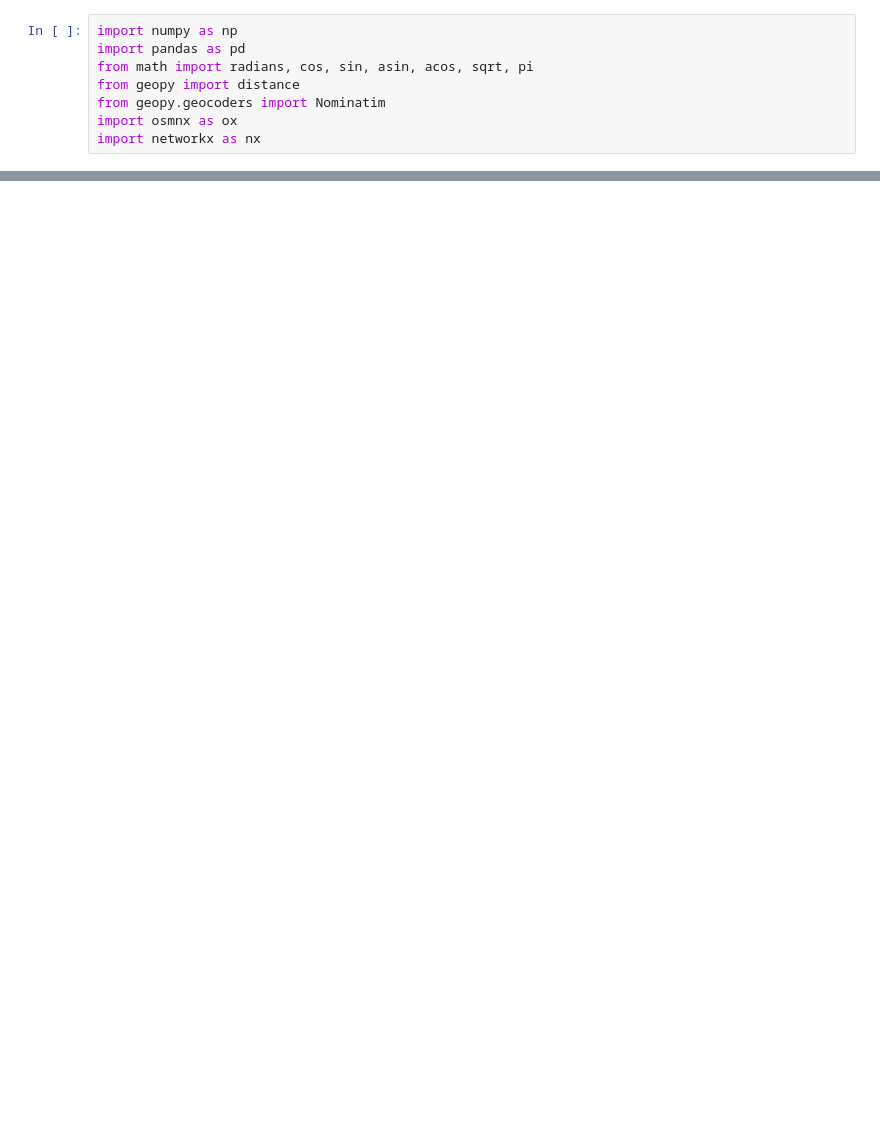
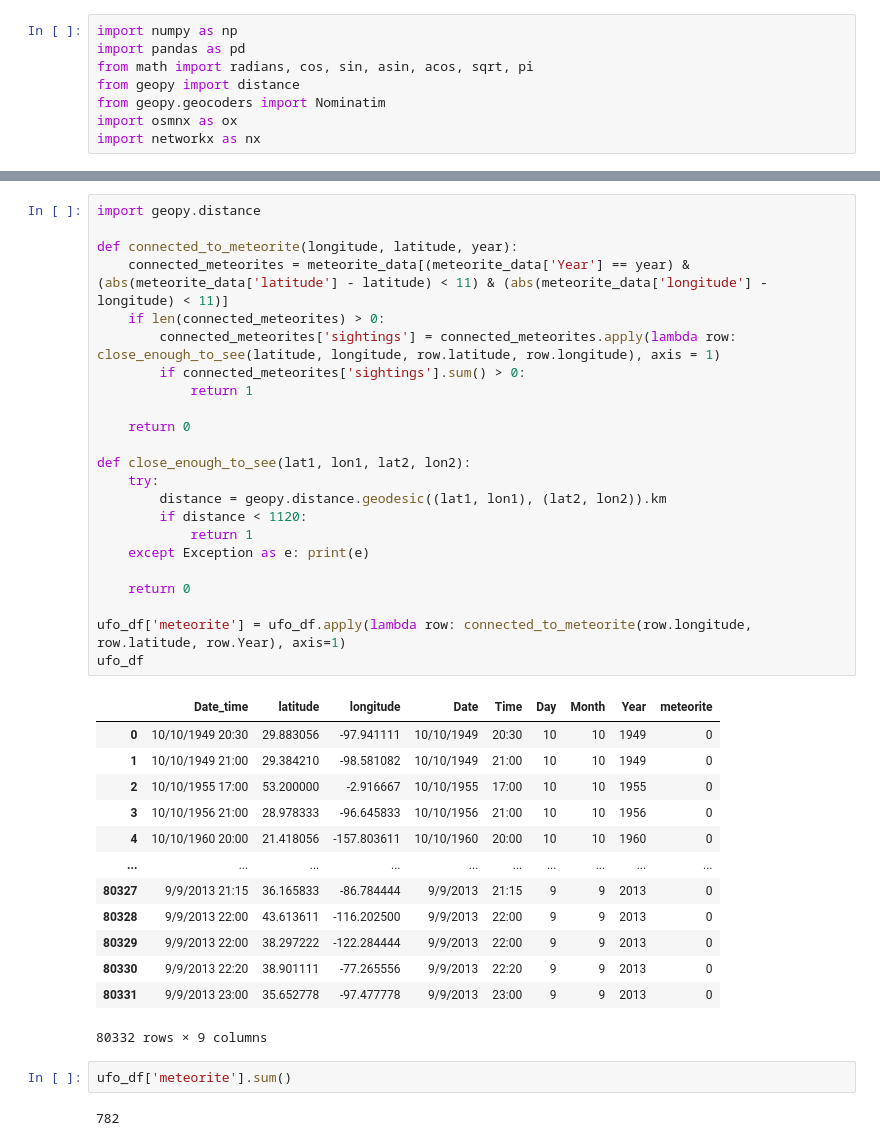
Before and after one commit to robertaparna/ufo-sightings, a Jupyter notebook: ufo-sightings-graph.ipynb, the cells around one changed output, grey strips where cells are left out. Saved outputs shown, nothing was run; the diff lists cells and outputs as text; blank space fills up the shorter version.

```diff
--- a/ufo-sightings-graph.ipynb
+++ b/ufo-sightings-graph.ipynb
@@ -175,0 +166,41 @@ df.iloc[indexes].shape[0]
+# %%
+import geopy.distance
+
+def connected_to_meteorite(longitude, latitude, year):
+    connected_meteorites = meteorite_data[(meteorite_data['Year'] == year) & (abs(meteorite_data['latitude'] - latitude) < 11) & (abs(meteorite_data['longitude'] - longitude) < 11)]
+    if len(connected_meteorites) > 0:
+        connected_meteorites['sightings'] = connected_meteorites.apply(lambda row: close_enough_to_see(latitude, longitude, row.latitude, row.longitude), axis = 1)
+        if connected_meteorites['sightings'].sum() > 0:
+            return 1
+
+    return 0
+
+def close_enough_to_see(lat1, lon1, lat2, lon2):
+    try:
+        distance = geopy.distance.geodesic((lat1, lon1), (lat2, lon2)).km
+        if distance < 1120:
+            return 1
+    except Exception as e: print(e)
+
+    return 0
+
+ufo_df['meteorite'] = ufo_df.apply(lambda row: connected_to_meteorite(row.longitude, row.latitude, row.Year), axis=1)
+ufo_df
+# %% [output]
+|  | Date_time | latitude | longitude | Date | Time | Day | Month | Year | meteorite |
+| 0 | 10/10/1949 20:30 | 29.883056 | -97.941111 | 10/10/1949 | 20:30 | 10 | 10 | 1949 | 0 |
+| 1 | 10/10/1949 21:00 | 29.384210 | -98.581082 | 10/10/1949 | 21:00 | 10 | 10 | 1949 | 0 |
+| 2 | 10/10/1955 17:00 | 53.200000 | -2.916667 | 10/10/1955 | 17:00 | 10 | 10 | 1955 | 0 |
+| 3 | 10/10/1956 21:00 | 28.978333 | -96.645833 | 10/10/1956 | 21:00 | 10 | 10 | 1956 | 0 |
+| 4 | 10/10/1960 20:00 | 21.418056 | -157.803611 | 10/10/1960 | 20:00 | 10 | 10 | 1960 | 0 |
+| ... | ... | ... | ... | ... | ... | ... | ... | ... | ... |
+| 80327 | 9/9/2013 21:15 | 36.165833 | -86.784444 | 9/9/2013 | 21:15 | 9 | 9 | 2013 | 0 |
+| 80328 | 9/9/2013 22:00 | 43.613611 | -116.202500 | 9/9/2013 | 22:00 | 9 | 9 | 2013 | 0 |
+| 80329 | 9/9/2013 22:00 | 38.297222 | -122.284444 | 9/9/2013 | 22:00 | 9 | 9 | 2013 | 0 |
+| 80330 | 9/9/2013 22:20 | 38.901111 | -77.265556 | 9/9/2013 | 22:20 | 9 | 9 | 2013 | 0 |
+| 80331 | 9/9/2013 23:00 | 35.652778 | -97.477778 | 9/9/2013 | 23:00 | 9 | 9 | 2013 | 0 |
+80332 rows × 9 columns
+# %%
+ufo_df['meteorite'].sum()
+# %% [output]
+782
```
Also changed, not shown: parts of 11 cells of this notebook, 2 other files.
